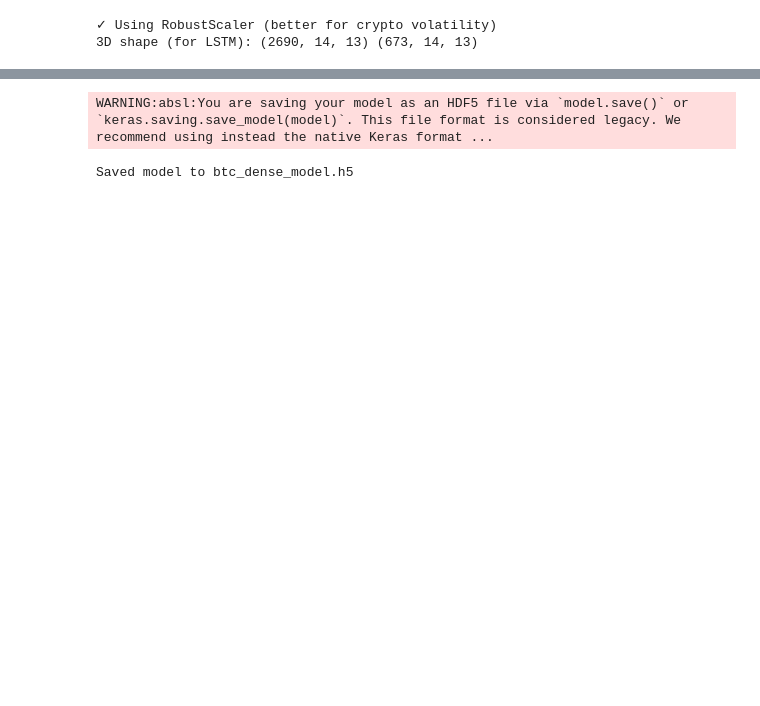
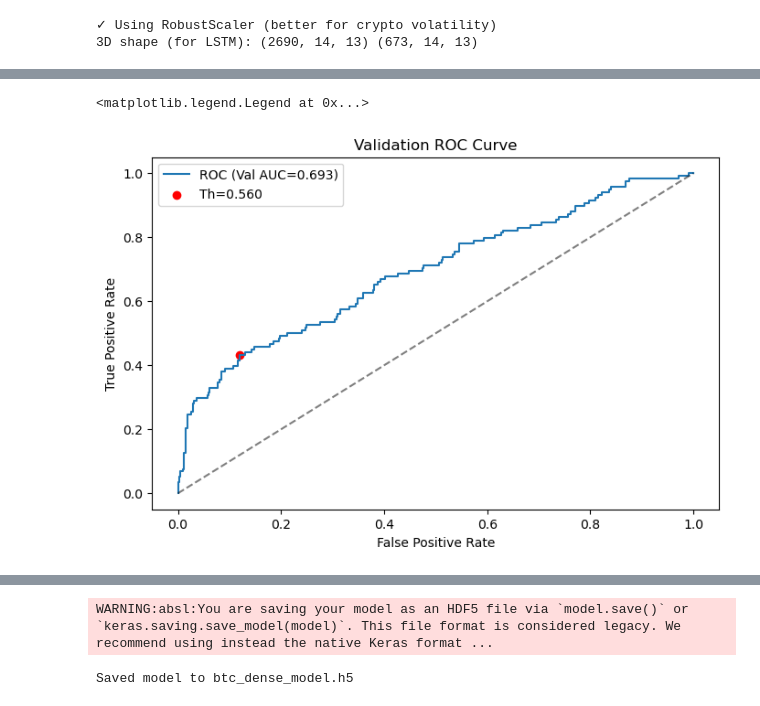
Before and after one commit to ChristinaTUNA/BTC-ANN-Price-Movement-Prediction, a Jupyter notebook: 02_model.ipynb, the cells around one changed output, grey strips where cells are left out. Saved outputs shown, nothing was run; the diff lists cells and outputs as text; code cells hidden in the pictures; blank space fills up the shorter version.

```diff
--- a/02_model.ipynb
+++ b/02_model.ipynb
@@ -663,0 +523,14 @@ Down/Equal (0)     0.8179    0.5959    0.6895       490
+# %%
+plt.figure(figsize=(8,5))
+plt.plot(fpr, tpr, label=f'ROC (Val AUC={auc_val:.3f})', color='#1f77b4')
+plt.plot([0,1],[0,1],'k--',alpha=0.5)
+# Mark point closest to selected threshold on ROC
+idx_thr_roc = np.argmin(np.abs(roc_thr - threshold_to_use))
+plt.scatter(fpr[idx_thr_roc], tpr[idx_thr_roc], color='red', label=f'Th={threshold_to_use:.3f}')
+plt.xlabel('False Positive Rate')
+plt.ylabel('True Positive Rate')
+plt.title('Validation ROC Curve')
+plt.legend()
+# %% [output]
+<matplotlib.legend.Legend at 0x...>
+[figure, added]
```
Also changed, not shown: parts of 20 cells of this notebook, 5 other files.
